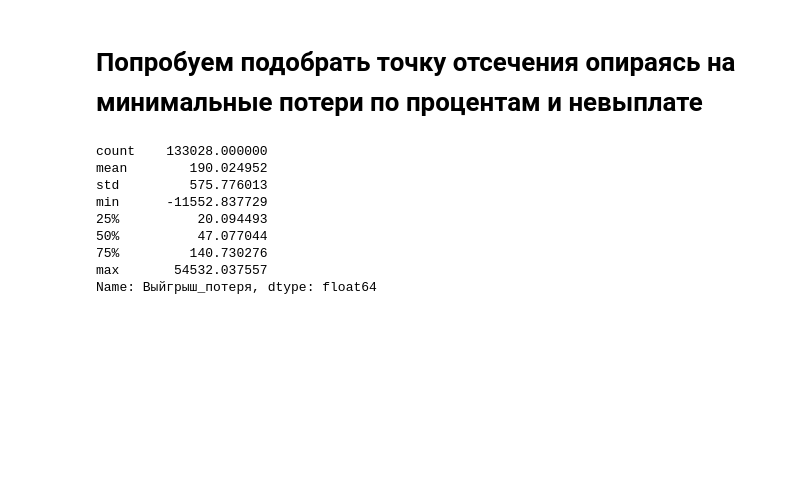
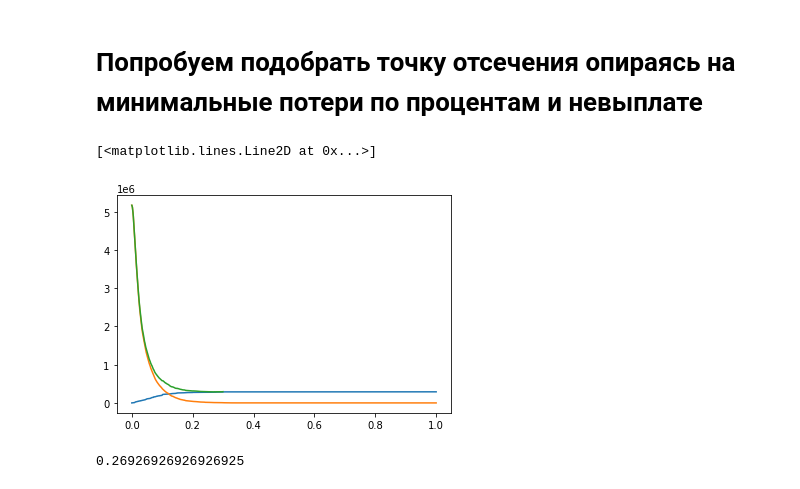
Before and after one commit to Dranikf/diplom_project, a Jupyter notebook: prog/model/models_validation.ipynb, the cells around one changed output. Drawn from its saved outputs; the diff is of its cells as text; code cells hidden in the pictures; blank space fills up the shorter version.

```diff
--- a/prog/model/models_validation.ipynb
+++ b/prog/model/models_validation.ipynb
@@ -198,45 +230,42 @@ def compute_fin_profits(p_bar):
     y_hat = p_hat > p_bar
 
     # ошибки первгого рода - ошибочно предсказанные дефолты
+    # потери на процентах от ипользования этого классфификатора
     error1_ind = pand_dfs["X_test"].loc[
         np.logical_and((y_hat == 1), (np_arrs['Y_test'] == 0)),:].index
     result["losses"] = prof_los_data.\
         loc[prof_los_data.index.isin(error1_ind)]['Выйгрыш_потеря'].sum()
 
     # ошибки второго рода - обшибочно выданные кредиты
+    # получаем потери от невозврата этих задолженностей
     error2_ind = pand_dfs["X_test"].loc[
         np.logical_and((y_hat == 0), (np_arrs['Y_test'] == 1)),:].index
     result["profits"] = prof_los_data.\
-        loc[prof_los_data.index.isin(error1_ind)]['Выйгрыш_потеря'].sum()
+        loc[prof_los_data.index.isin(error2_ind)]['Выйгрыш_потеря'].sum()
+
+    return result
 # %%
-# (y_pred_test == 1) and np_arrs['Y_test']
-#np_arrs['Y_test'] == y_pred_test
+result_frame = pd.DataFrame(
+    columns = ['profits', 'losses'],
+    dtype = 'float32')
+p_arr = np.linspace(0,1, 1000)
 
-# # те клиенты которые были хорошими, но модель не дала им кредит
-# error1_ind = pand_dfs["X_test"].loc[
-#     np.logical_and((y_pred_test == 1), (np_arrs['Y_test'] == 0)),:].index
-# test1 = prof_los_data.\
-#     loc[prof_los_data.index.isin(error1_ind)]['Выйгрыш_потеря']
-
-
-# error2_ind = pand_dfs["X_test"].loc[
-#     np.logical_and((y_pred_test == 0), (np_arrs['Y_test'] == 1)),:].index
-# test2 = prof_los_data.\
-#     loc[prof_los_data.index.isin(error2_ind)]['Выйгрыш_потеря']
-
-# test1.sum()
-# # test2.sum()
-
-# p_hat.shape
-
-prof_los_data["Выйгрыш_потеря"].describe()
+for p in p_arr:
+    result_frame.loc[p, :] = compute_fin_profits(p)
-# %% [output]
-count    133028.000000
-mean        190.024952
-std         575.776013
-min      -11552.837729
-25%          20.094493
-50%          47.077044
-75%         140.730276
-max       54532.037557
-Name: Выйгрыш_потеря, dtype: float64
+# %%
+plt.plot(result_frame.index, np.abs(result_frame['profits']))
+plt.plot(result_frame.index, result_frame['losses'])
+
+result_frame = result_frame.loc[result_frame.index < 0.3]
+
+plt.plot(
+    result_frame.index, result_frame['losses'] +
+    np.abs(result_frame['profits']))
+# %% [output]
+[<matplotlib.lines.Line2D at 0x...>]
+[figure, added]
+# %%
+(result_frame['losses'] + \
+np.abs(result_frame['profits'])).idxmin()
+# %% [output]
+0.26926926926926925
```
Also changed, not shown: parts of 5 cells of this notebook, 14 other files.
